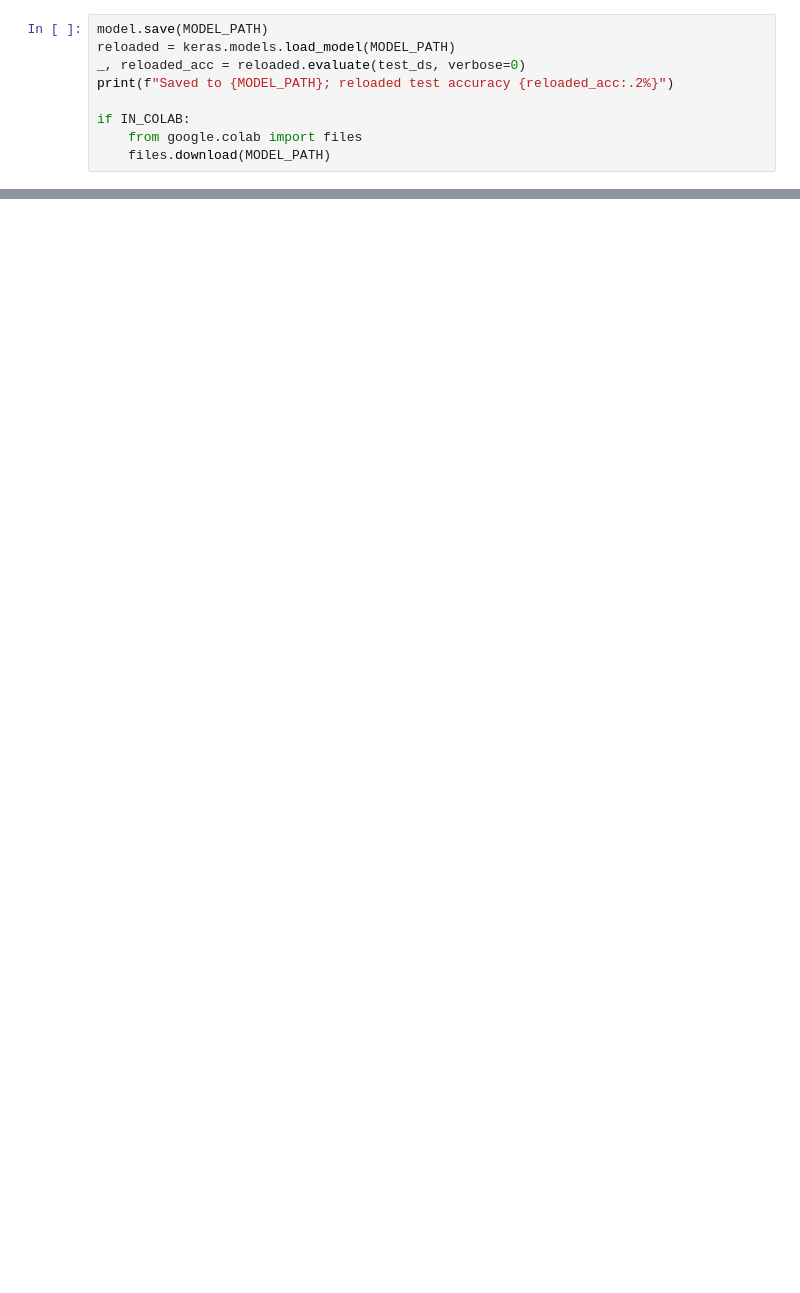
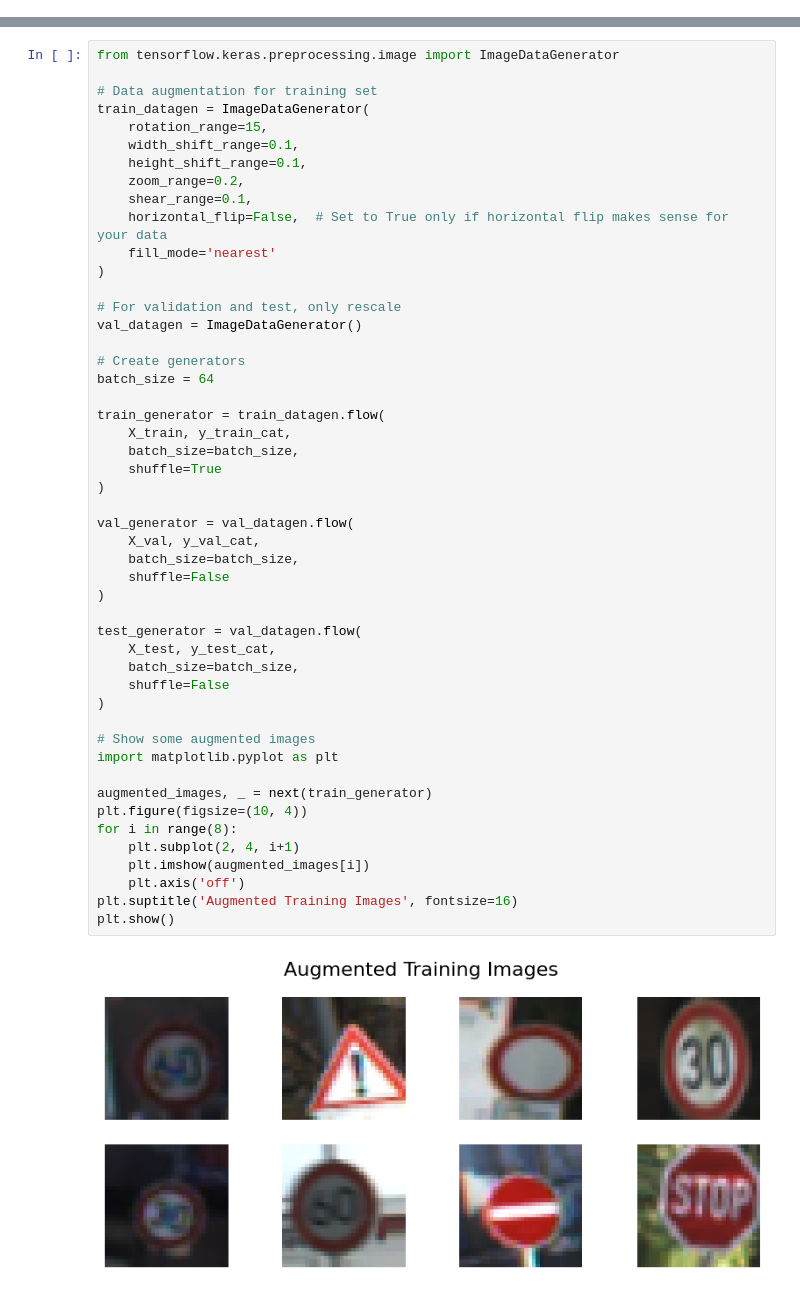
Before and after one commit to UrumeseJoy/German-Traffic-Sign-Recognition-with-CNN, a Jupyter notebook: German_Traffic_Sign_Recognition_Benchmark.ipynb, the cells around one changed output, grey strips where cells are left out. Cells and saved outputs as stored; diff of their text form; blank space fills up the shorter version.

```diff
--- a/German_Traffic_Sign_Recognition_Benchmark.ipynb
+++ b/German_Traffic_Sign_Recognition_Benchmark.ipynb
@@ -511,9 +0,0 @@ On Colab it also downloads the file.
-# %%
-model.save(MODEL_PATH)
-reloaded = keras.models.load_model(MODEL_PATH)
-_, reloaded_acc = reloaded.evaluate(test_ds, verbose=0)
-print(f"Saved to {MODEL_PATH}; reloaded test accuracy {reloaded_acc:.2%}")
-
-if IN_COLAB:
-    from google.colab import files
-    files.download(MODEL_PATH)
@@ -538,0 +236,51 @@ print(predict_sign(example))
+# %%
+from tensorflow.keras.preprocessing.image import ImageDataGenerator
+
+# Data augmentation for training set
+train_datagen = ImageDataGenerator(
+    rotation_range=15,
+    width_shift_range=0.1,
+    height_shift_range=0.1,
+    zoom_range=0.2,
+    shear_range=0.1,
+    horizontal_flip=False,  # Set to True only if horizontal flip makes sense for your data
+    fill_mode='nearest'
+)
+
+# For validation and test, only rescale
+val_datagen = ImageDataGenerator()
+
+# Create generators
+batch_size = 64
+
+train_generator = train_datagen.flow(
+    X_train, y_train_cat,
+    batch_size=batch_size,
+    shuffle=True
+)
+
+val_generator = val_datagen.flow(
+    X_val, y_val_cat,
+    batch_size=batch_size,
+    shuffle=False
+)
+
+test_generator = val_datagen.flow(
+    X_test, y_test_cat,
+    batch_size=batch_size,
+    shuffle=False
+)
+
+# Show some augmented images
+import matplotlib.pyplot as plt
+
+augmented_images, _ = next(train_generator)
+plt.figure(figsize=(10, 4))
+for i in range(8):
+    plt.subplot(2, 4, i+1)
+    plt.imshow(augmented_images[i])
+    plt.axis('off')
+plt.suptitle('Augmented Training Images', fontsize=16)
+plt.show()
+# %% [output]
+[figure, added]
```
Also changed, not shown: parts of 66 cells of this notebook, 1 other file.
